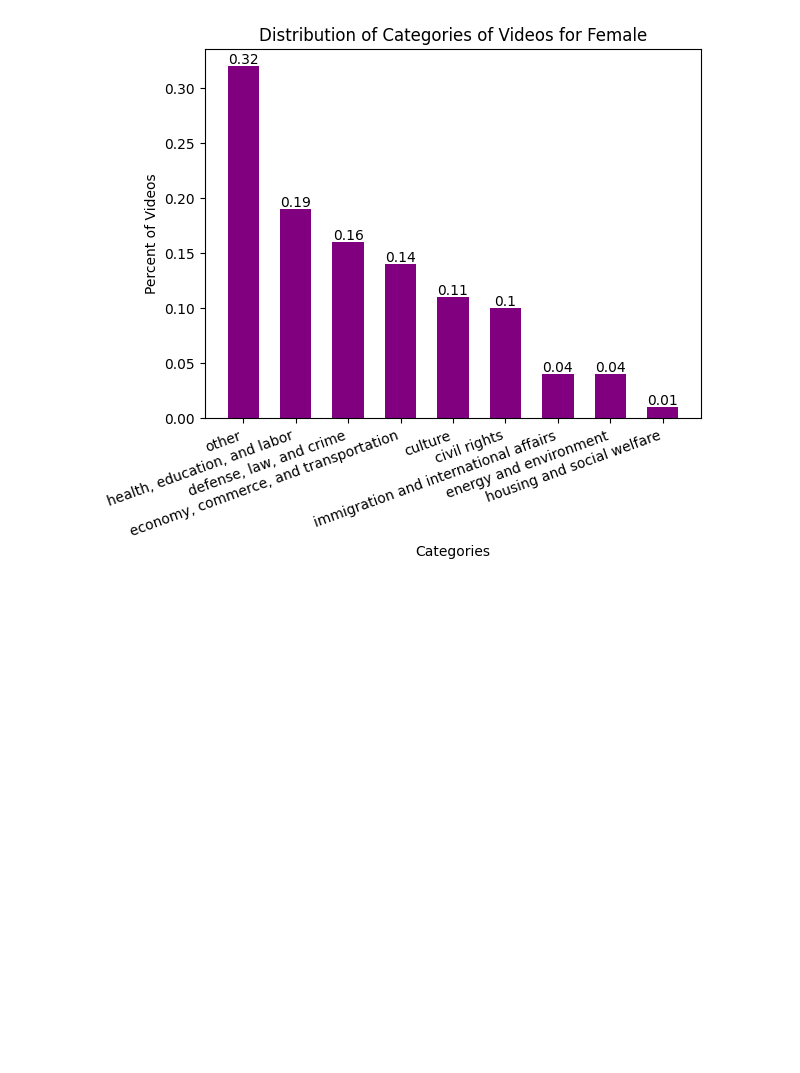
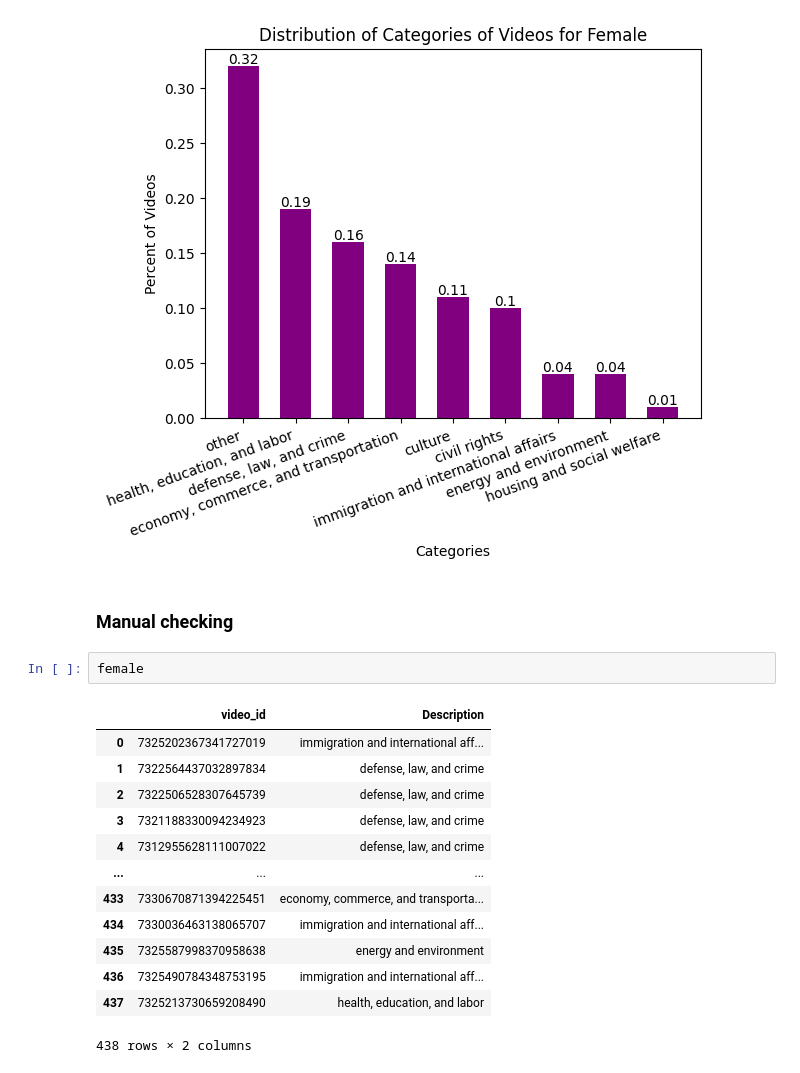
Before and after one commit to tsrogers9/CS315-proj3-group2, a Jupyter notebook: 2-analysis/gpt_categorization_analysis.ipynb, the cells around one changed output. Cells and saved outputs as stored; diff of their text form; blank space fills up the shorter version.

```diff
--- a/2-analysis/gpt_categorization_analysis.ipynb
+++ b/2-analysis/gpt_categorization_analysis.ipynb
@@ -82,3 +82,21 @@ def visualize_categories(df, gender):
 visualize_categories(female, "Female")
 # %% [output]
 [figure]
+# %% [markdown]
+### Manual checking
+# %%
+female
+# %% [output]
+|  | video_id | Description |
+| 0 | 7325202367341727019 | immigration and international aff... |
+| 1 | 7322564437032897834 | defense, law, and crime |
+| 2 | 7322506528307645739 | defense, law, and crime |
+| 3 | 7321188330094234923 | defense, law, and crime |
+| 4 | 7312955628111007022 | defense, law, and crime |
+| ... | ... | ... |
+| 433 | 7330670871394225451 | economy, commerce, and transporta... |
+| 434 | 7330036463138065707 | immigration and international aff... |
+| 435 | 7325587998370958638 | energy and environment |
+| 436 | 7325490784348753195 | immigration and international aff... |
+| 437 | 7325213730659208490 | health, education, and labor |
+438 rows × 2 columns
```
Also changed, not shown: parts of 4 cells of this notebook.
